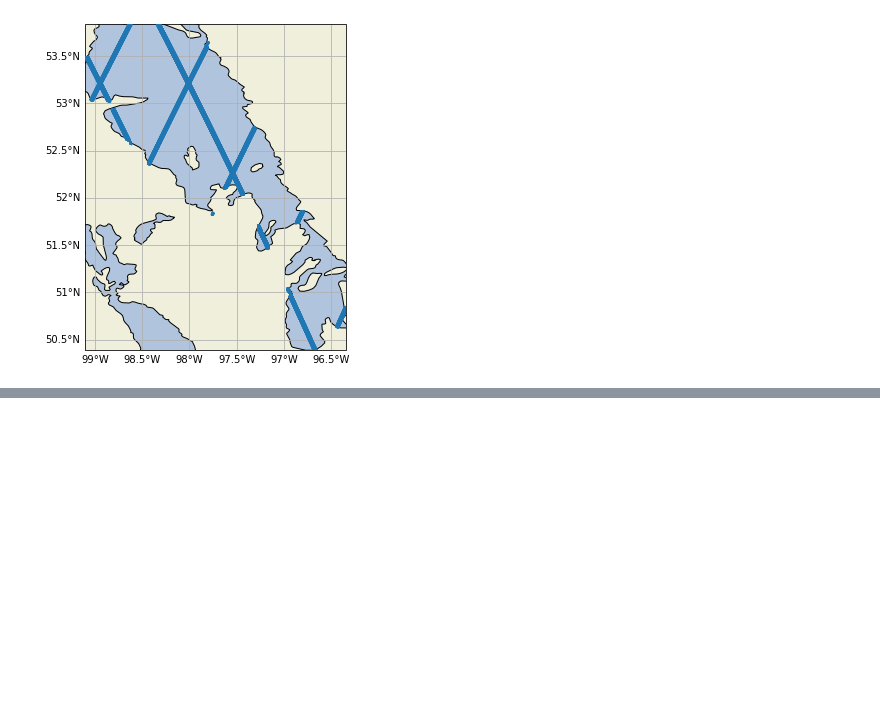
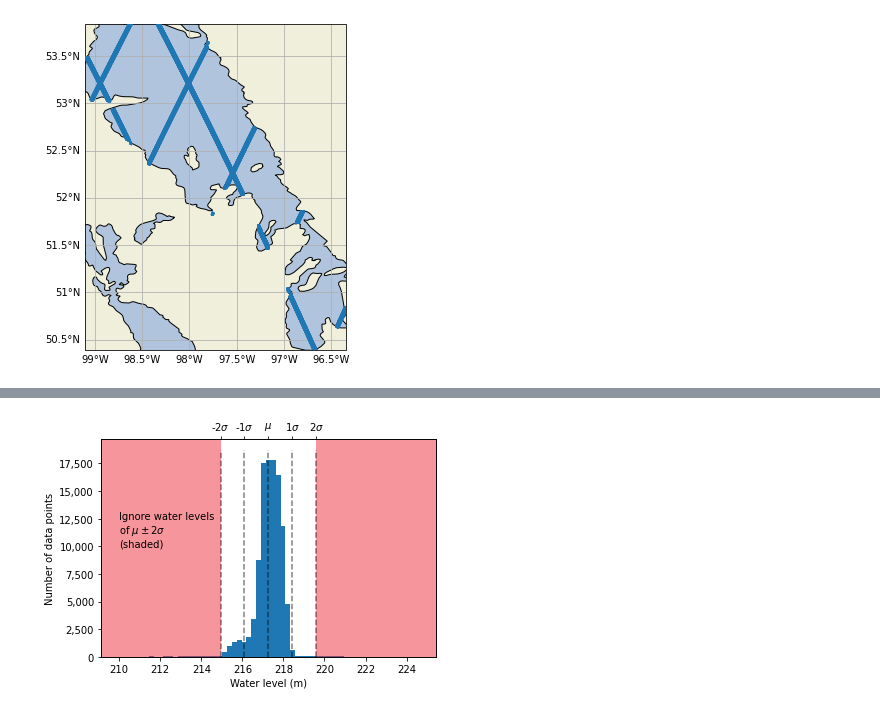
Before and after one commit to pvasudev16/ml-freshwater-management, a Jupyter notebook: lake_water_level_data_exploration.ipynb, the cells around one changed output, grey strips where cells are left out. Saved outputs shown, nothing was run; the diff lists cells and outputs as text; code cells hidden in the pictures; blank space fills up the shorter version.

Commit message:
Add distribution of water levels with shaded areas

```diff
--- a/lake_water_level_data_exploration.ipynb
+++ b/lake_water_level_data_exploration.ipynb
@@ -20,6 +20,11 @@ sentinel_data_A = sentinel_data_A.rename(
         "Lake water level (m)" : "lake_water_level"
     }
 )
+# %%
+# Isolate Lake Winnipeg data
+lake_winnipeg = sentinel_data_A[
+    sentinel_data_A["lake_name"] == "Winnipeg"
+]
 # %% [markdown]
 ## Plot ground track along Lake Winnipeg
 # %%
@@ -62,0 +70,4 @@ plt.show()
+# %%
+lake_water_mean = lake_winnipeg["lake_water_level"].mean()
+lake_water_std = lake_winnipeg["lake_water_level"].std()
+print("The mean lakewater level is %0.2f and the standard deviation is %02f"%(lake_water_mean, lake_water_std))
@@ -62,0 +76,70 @@ plt.show()
+# %%
+fig = plt.figure()
+ax = fig.add_subplot(111)
+
+ax.hist(
+    x=lake_winnipeg["lake_water_level"],
+    bins=np.linspace(
+        lake_water_mean - 5 * lake_water_std,
+        lake_water_mean + 5 * lake_water_std,
+        50
+    )
+)
+ax.set_xlim(
+    [
+        lake_water_mean - 7 * lake_water_std,
+        lake_water_mean + 7 * lake_water_std,
+    ]
+)
+
+ax.axvspan(
+    xmin=ax.get_xlim()[0],
+    xmax=lake_water_mean - 2 * lake_water_std,
+    facecolor="#F02D3A",
+    alpha=0.5
+)
+ax.axvspan(
+    xmin=lake_water_mean + 2 * lake_water_std,
+    xmax=ax.get_xlim()[1],
+    facecolor="#F02D3A",
+    alpha=0.5
+)
+
+
+vline_water_levels = [lake_water_mean + i * lake_water_std for i in range(-2,3)]
+ax.vlines(
+    x=vline_water_levels,
+    ymin=ax.get_ylim()[0],
+    ymax=ax.get_ylim()[1],
+    color='k',
+    linestyle='--',
+    alpha=0.5
+)
+ax.get_yaxis().set_major_formatter(
+    matplotlib.ticker.FuncFormatter(lambda x, p: format(int(x), ','))
+)
+ax.set_xlabel("Water level (m)")
+ax.set_ylabel("Number of data points")
+
+ax1 = ax.twiny()
+ax1.set_xlim(
+    ax.get_xlim()
+)
+ax1.set_xticks(
+    [lake_water_mean + i * lake_water_std for i in range(-2, 3)]
+)
+ax1.set_xticklabels(
+    [
+        r'-2$\sigma$',
+        r'-1$\sigma$',
+        r'$\mu$',
+        r'1$\sigma$',
+        r'2$\sigma$',
+    ]
+)
+
+ax.text(210, 10000, 'Ignore water levels\n' + r'of $\mu  \pm2\sigma$' + '\n(shaded)')
+
+plt.show()
+# %% [output]
+[figure, added]
```
Also changed, not shown: parts of 2 cells of this notebook.
